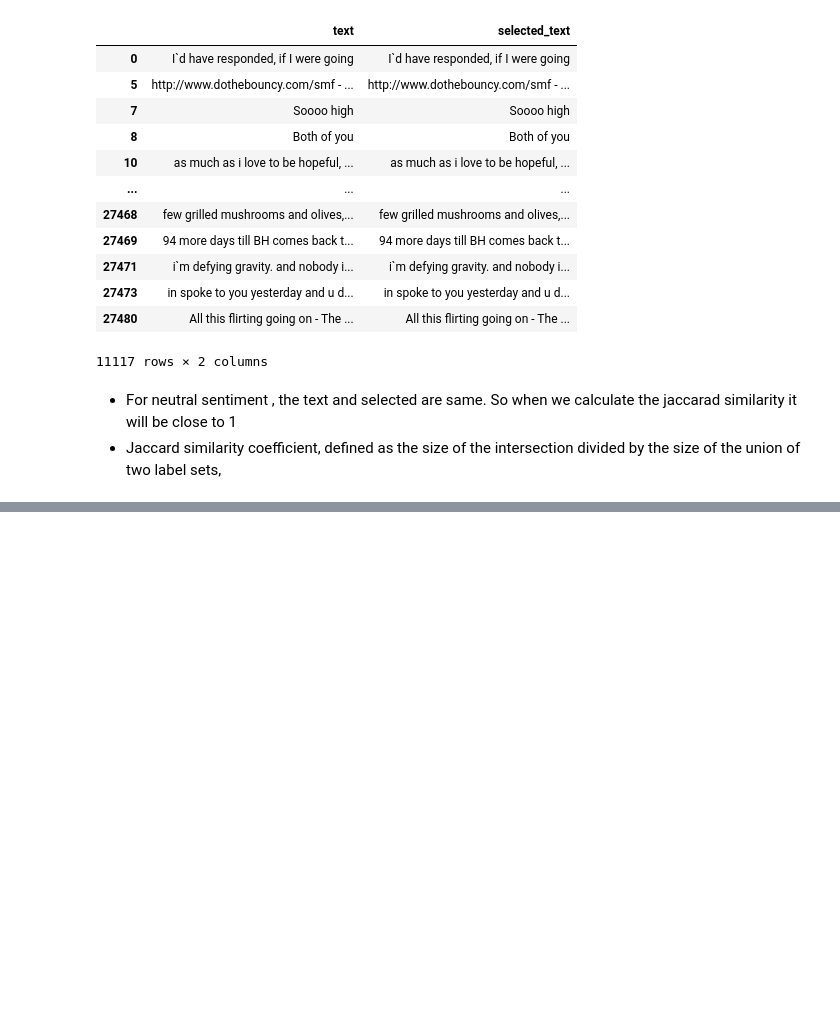
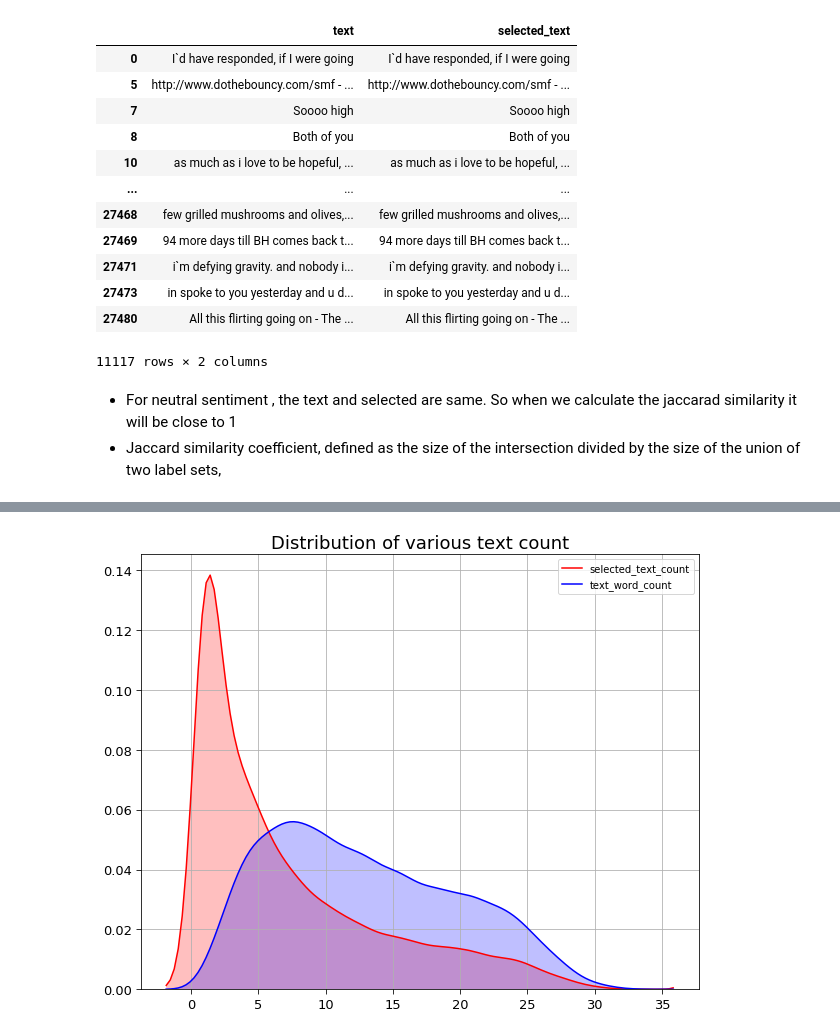
Before and after one commit to soumya-mishra/Twitter-Sentimate-Analysis, a Jupyter notebook: Twitter_sentimate.ipynb, the cells around one changed output, grey strips where cells are left out. Saved outputs shown, nothing was run; the diff lists cells and outputs as text; code cells hidden in the pictures; blank space fills up the shorter version.

```diff
--- a/Twitter_sentimate.ipynb
+++ b/Twitter_sentimate.ipynb
@@ -121,0 +223,9 @@ def calculate_jaccard(s1,s2):
+# %%
+plt.figure(figsize=(10,8))
+sns.kdeplot(twitter['selected_text_count'], shade=True, color="r")
+sns.kdeplot(twitter['text_word_count'], shade=True, color="b")
+plt.title("Distribution of various text count",fontsize=18)
+plt.grid(0.3)
+plt.tick_params(size=5,labelsize = 13)
+# %% [output]
+[figure, added]
```
Also changed, not shown: parts of 19 cells of this notebook.
